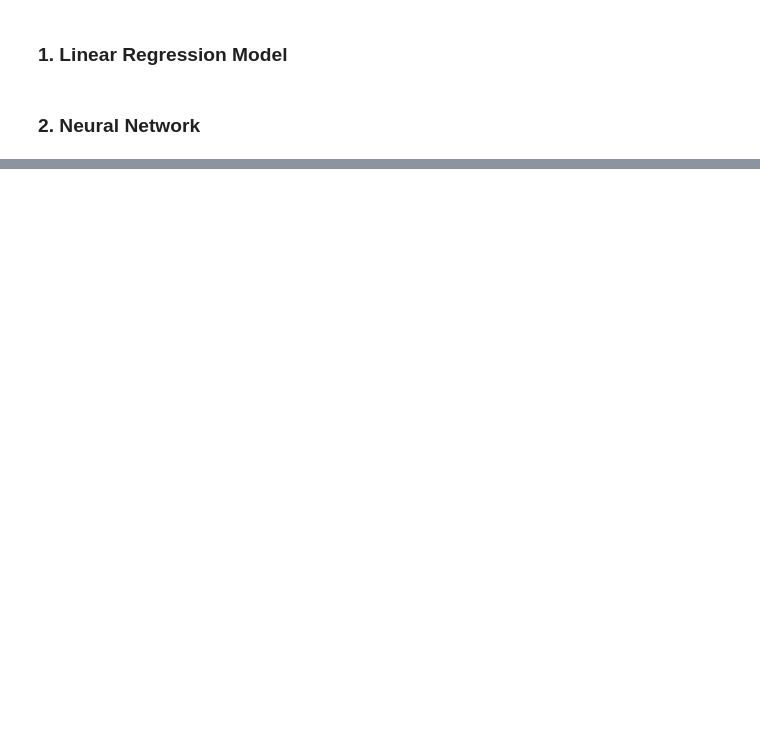
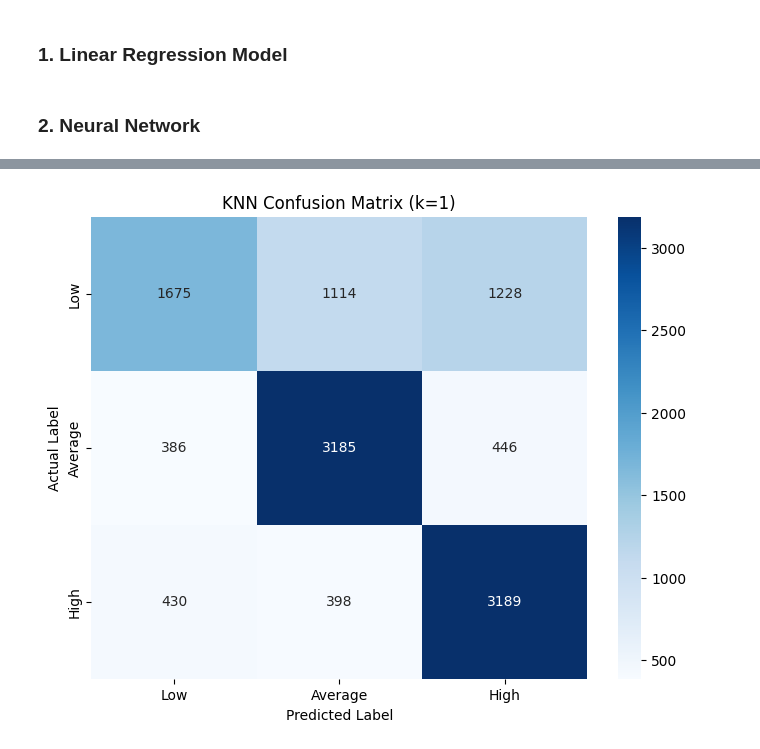
Before and after one commit to madwirblet/CIS4930-Final-Project, a Jupyter notebook: final.ipynb, the cells around one changed output, grey strips where cells are left out. Cells and saved outputs as stored; diff of their text form; code cells hidden in the pictures; blank space fills up the shorter version.

```diff
--- a/final.ipynb
+++ b/final.ipynb
@@ -507,0 +510,15 @@ plt.show()
+# %%
+# 1. Define the model using the Best K
+# weights='distance' helps if one class (e.g., "Average") is much larger than "High"
+knn_best = KNeighborsClassifier(n_neighbors=best_k, weights='distance')
+
+# 2. Fit the model
+knn_best.fit(X_train_scaled, y_train.values.ravel())
+
+# 3. Prediction
+y_pred_knn = knn_best.predict(X_test_scaled)
+
+# 4. Evaluation
+print(f"--- FINAL KNN RESULTS (K={best_k}) ---")
+print("Classification Report:\n")
+print(classification_report(y_test.values.ravel(), y_pred_knn, target_names=class_names))
@@ -507,0 +538,14 @@ plt.show()
+# %%
+# Generate Confusion Matrix
+cm = confusion_matrix(y_test.values.ravel(), y_pred_knn)
+
+# Plotting
+plt.figure(figsize=(8, 6))
+sns.heatmap(cm, annot=True, fmt='d', cmap='Blues', xticklabels=class_names, yticklabels=class_names)
+
+plt.xlabel("Predicted Label")
+plt.ylabel("Actual Label")
+plt.title(f"KNN Confusion Matrix (k={best_k})")
+plt.show()
+# %% [output]
+[figure, added]
```
Also changed, not shown: parts of 25 cells of this notebook.
